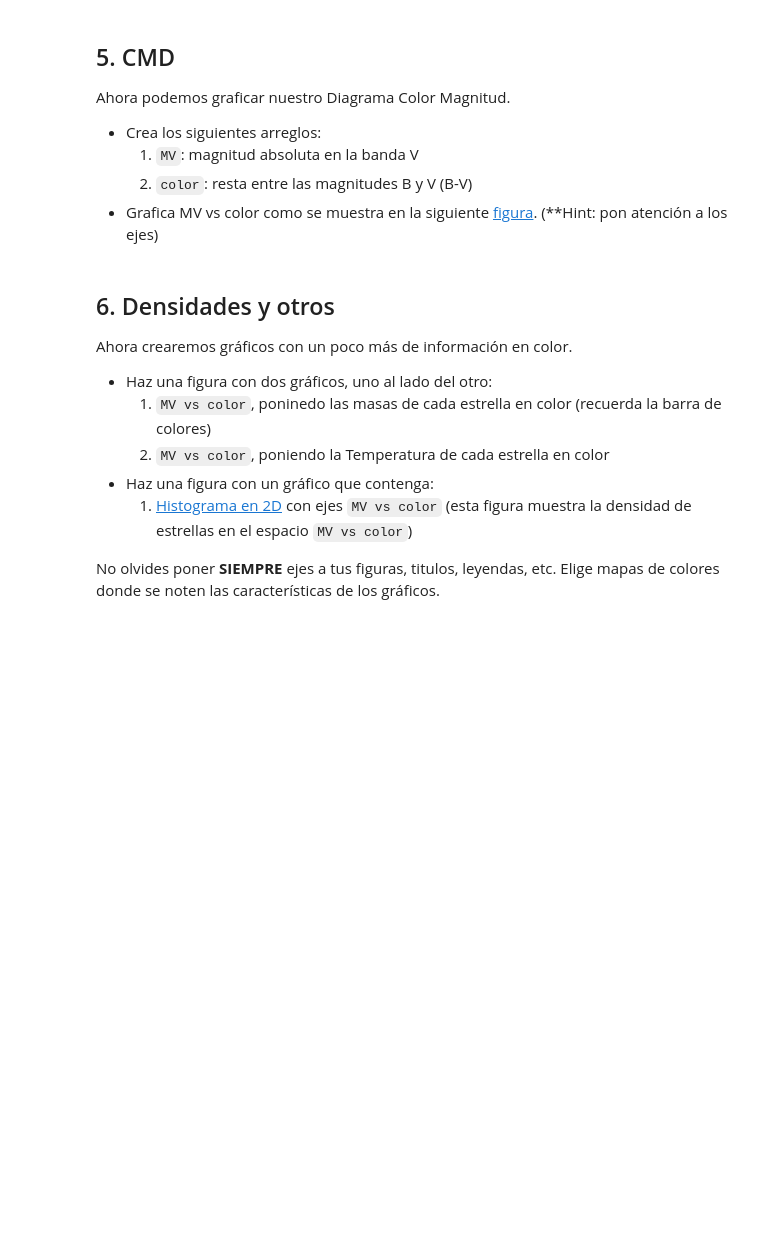
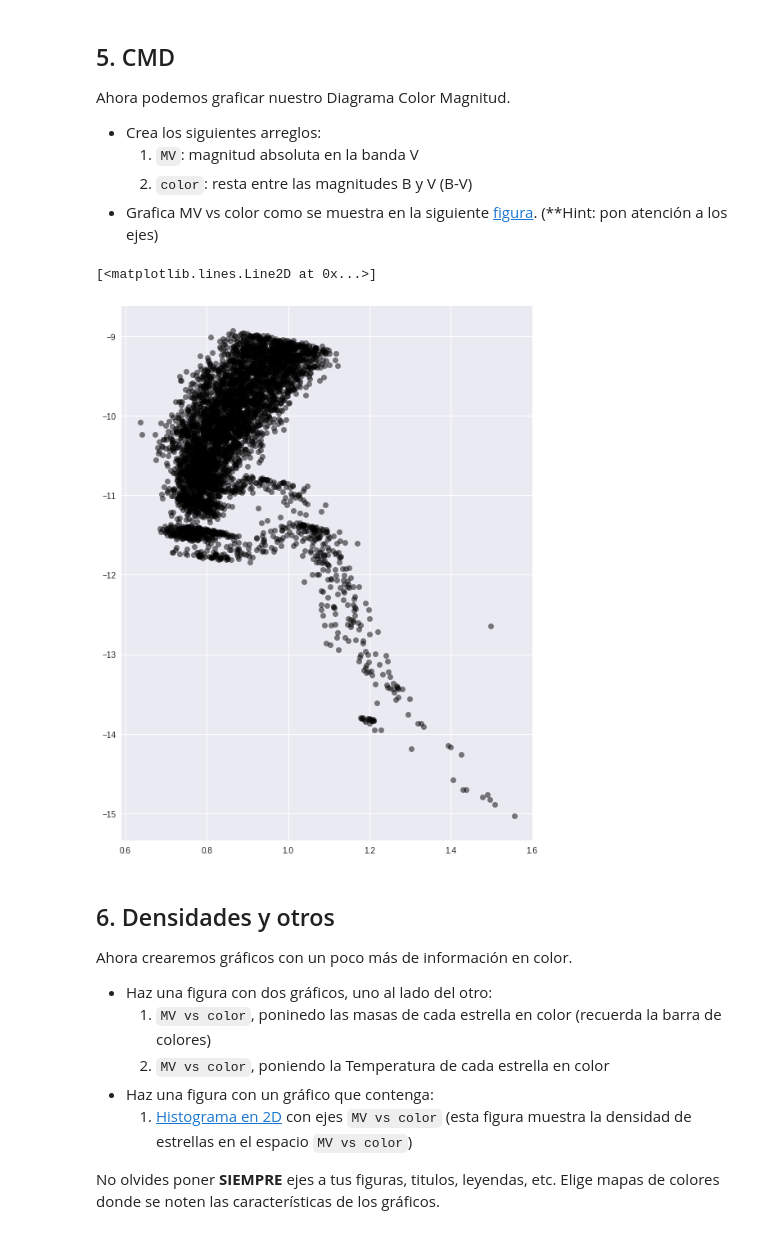
Before and after one commit to PaulaBDS/minitarea2, a Jupyter notebook: minitarea2.ipynb, the cells around one changed output. Drawn from its saved outputs; the diff is of its cells as text; code cells hidden in the pictures; blank space fills up the shorter version.

```diff
--- a/minitarea2.ipynb
+++ b/minitarea2.ipynb
@@ -157,7 +157,7 @@ Como te habrás dado cuenta hay dos distribuciones de distancia. La mayoría de
 # %%
 #Filtrar por distancia
 datos_filtrados = datos.copy()
-datos_filtrados = datos_filtrados[datos_filtrados[:,6]<4]
+datos_filtrados = datos_filtrados[datos_filtrados[:,6]<3.6]
 
 #Guardar en variables la forma inicial y final del arreglo
 Forma_inicial = datos.shape
@@ -210,3 +203,19 @@ Ahora podemos graficar nuestro Diagrama Color Magnitud.
+# %%
+#Crear arrays MV y color
+
+MV = mag_abs(datos_filtrados[:,1],datos_filtrados[:,6])
+
+bandasFiltradasB = datos_filtrados[:,0]
+bandasFiltradasV = datos_filtrados[:,1]
+
+color=bandasFiltradasB-bandasFiltradasV
+
+#plot cmd
+fig=plt.figure(figsize=(9,12))
+plt.plot(color,MV,'o', color='black', alpha=0.5)
+# %% [output]
+[<matplotlib.lines.Line2D at 0x...>]
+[figure, added]
 # %% [markdown]
 ## 6. Densidades y otros
 
```
Also changed, not shown: parts of 4 cells of this notebook.
